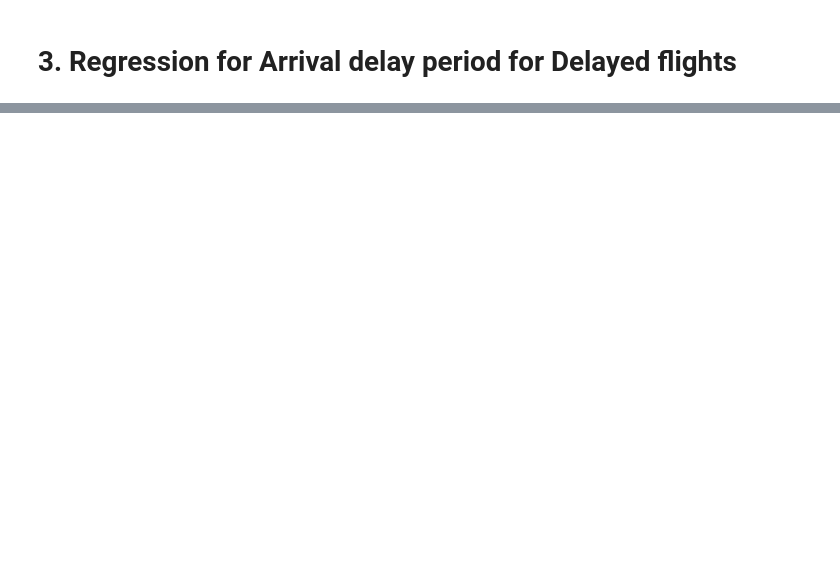
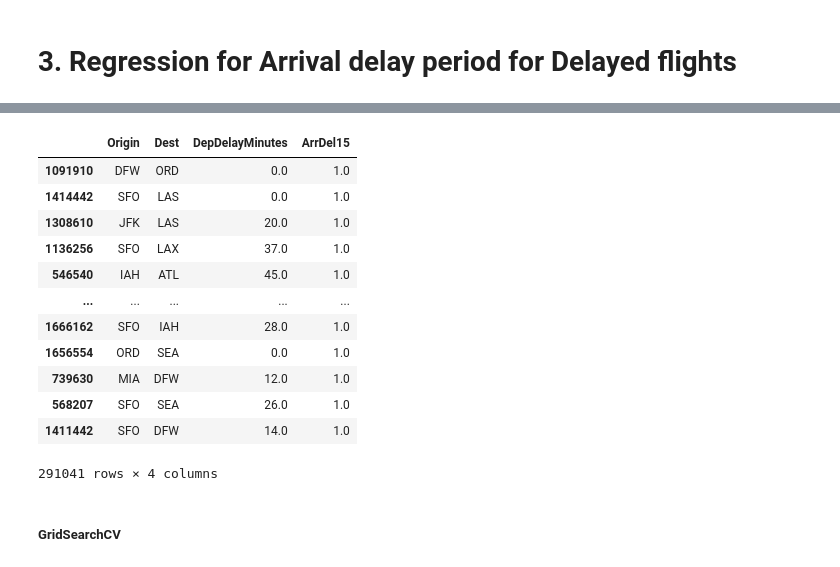
Before and after one commit to hwaseem04/Flight-delay-prediction, a Jupyter notebook: Project.ipynb, the cells around one changed output, grey strips where cells are left out. Saved outputs shown, nothing was run; the diff lists cells and outputs as text; code cells hidden in the pictures; blank space fills up the shorter version.

```diff
--- a/Project.ipynb
+++ b/Project.ipynb
@@ -586,0 +674,6 @@ f1_score(prediction, y_test)
+# %%
+columns_for_regression = ['Origin', 'Dest' , 'DepDelayMinutes' , 'ArrDel15', 'ArrDelayMinutes']
+# %%
+Df5 = Df3[columns_for_regression]
+# %%
+Df5 = Df5[Df5.ArrDel15 == 1]
@@ -586,0 +724,2 @@ f1_score(prediction, y_test)
+# %%
+X_train_r, X_test_r, y_train_r, y_test_r = train_test_split(Df5.iloc[:, :-1], Df5.iloc[:, -1], train_size=0.75,  random_state=0)
@@ -586,0 +743,18 @@ f1_score(prediction, y_test)
+# %%
+X_train_r
+# %% [output]
+|  | Origin | Dest | DepDelayMinutes | ArrDel15 |
+| 1091910 | DFW | ORD | 0.0 | 1.0 |
+| 1414442 | SFO | LAS | 0.0 | 1.0 |
+| 1308610 | JFK | LAS | 20.0 | 1.0 |
+| 1136256 | SFO | LAX | 37.0 | 1.0 |
+| 546540 | IAH | ATL | 45.0 | 1.0 |
+| ... | ... | ... | ... | ... |
+| 1666162 | SFO | IAH | 28.0 | 1.0 |
+| 1656554 | ORD | SEA | 0.0 | 1.0 |
+| 739630 | MIA | DFW | 12.0 | 1.0 |
+| 568207 | SFO | SEA | 26.0 | 1.0 |
+| 1411442 | SFO | DFW | 14.0 | 1.0 |
+291041 rows × 4 columns
+# %% [markdown]
+##### GridSearchCV
```
Also changed, not shown: parts of 82 cells of this notebook.
